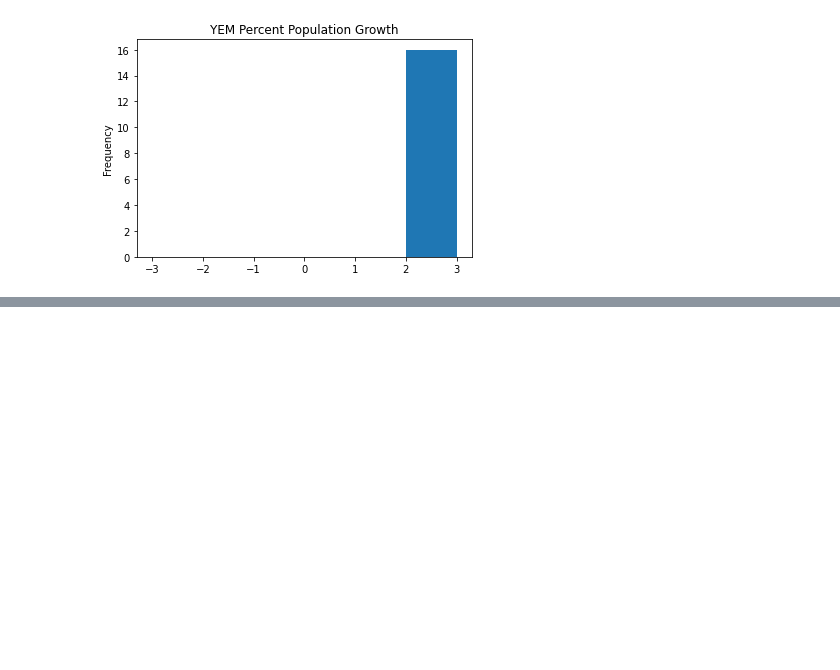
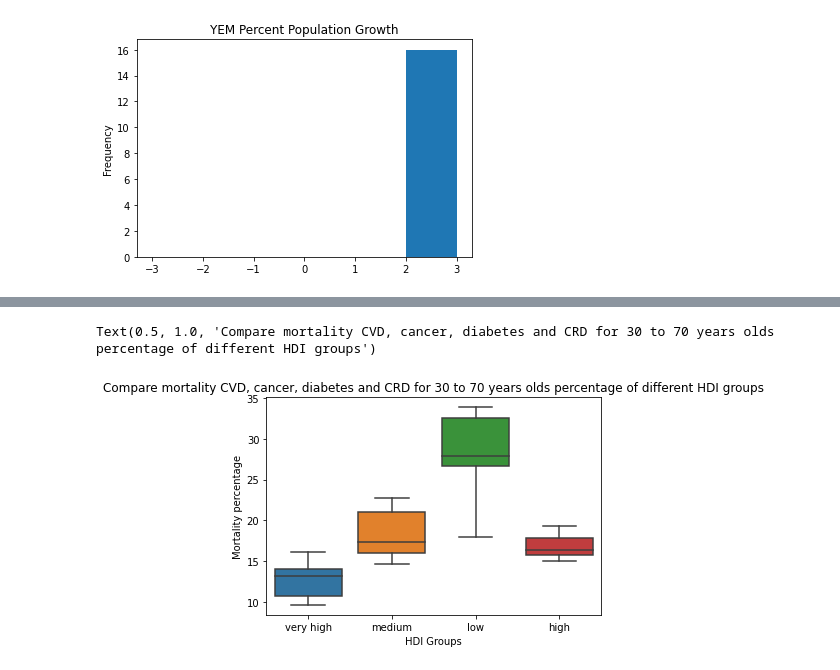
Before and after one commit to chrisvenczel/DataScience_DataMining, a Jupyter notebook: WorkBook.ipynb, the cells around one changed output, grey strips where cells are left out. Saved outputs shown, nothing was run; the diff lists cells and outputs as text; code cells hidden in the pictures; blank space fills up the shorter version.

Commit message:
added box plots

```diff
--- a/WorkBook.ipynb
+++ b/WorkBook.ipynb
@@ -174,0 +161,22 @@ health_key_indicators.head()
+# %%
+# combine key indicators and health dataframes
+
+health = pd.read_csv("data/health")
+
+health_key_indicators = keyIndicators.merge(health, on=['country_code', 'yr'])
+
+health_key_indicators['hdi_group'] = ""
+health_key_indicators['human_development_index'] = health_key_indicators['human_development_index'].astype(float)
+
+
+
+
+for i in range(len(health_key_indicators['hdi_group'])):
+    if health_key_indicators['human_development_index'][i] >= 0.8:
+        health_key_indicators['hdi_group'][i] = 'very high'
+    elif health_key_indicators['human_development_index'][i] >= 0.7 and health_key_indicators['human_development_index'][i] <= 0.79:
+        health_key_indicators['hdi_group'][i] = 'high'
+    elif health_key_indicators['human_development_index'][i] >= 0.55 and health_key_indicators['human_development_index'][i] <= 0.69:
+        health_key_indicators['hdi_group'][i] = 'medium'
+    else:
+        health_key_indicators['hdi_group'][i] = 'low'
@@ -174,0 +197,8 @@ health_key_indicators.head()
+# %%
+box5 = sns.boxplot(data=health_key_indicators, x='hdi_group', y='mortality_cvd_cancer_diabetes_crd_30_to_70_year_olds_percentage')
+box5.set_ylabel('Mortality percentage')
+box5.set_xlabel('HDI Groups')
+box5.set_title('Compare mortality CVD, cancer, diabetes and CRD for 30 to 70 years olds percentage of different HDI groups')
+# %% [output]
+Text(0.5, 1.0, 'Compare mortality CVD, cancer, diabetes and CRD for 30 to 70 years olds percentage of different HDI groups')
+[figure, added]
```
Also changed, not shown: parts of 15 cells of this notebook.
